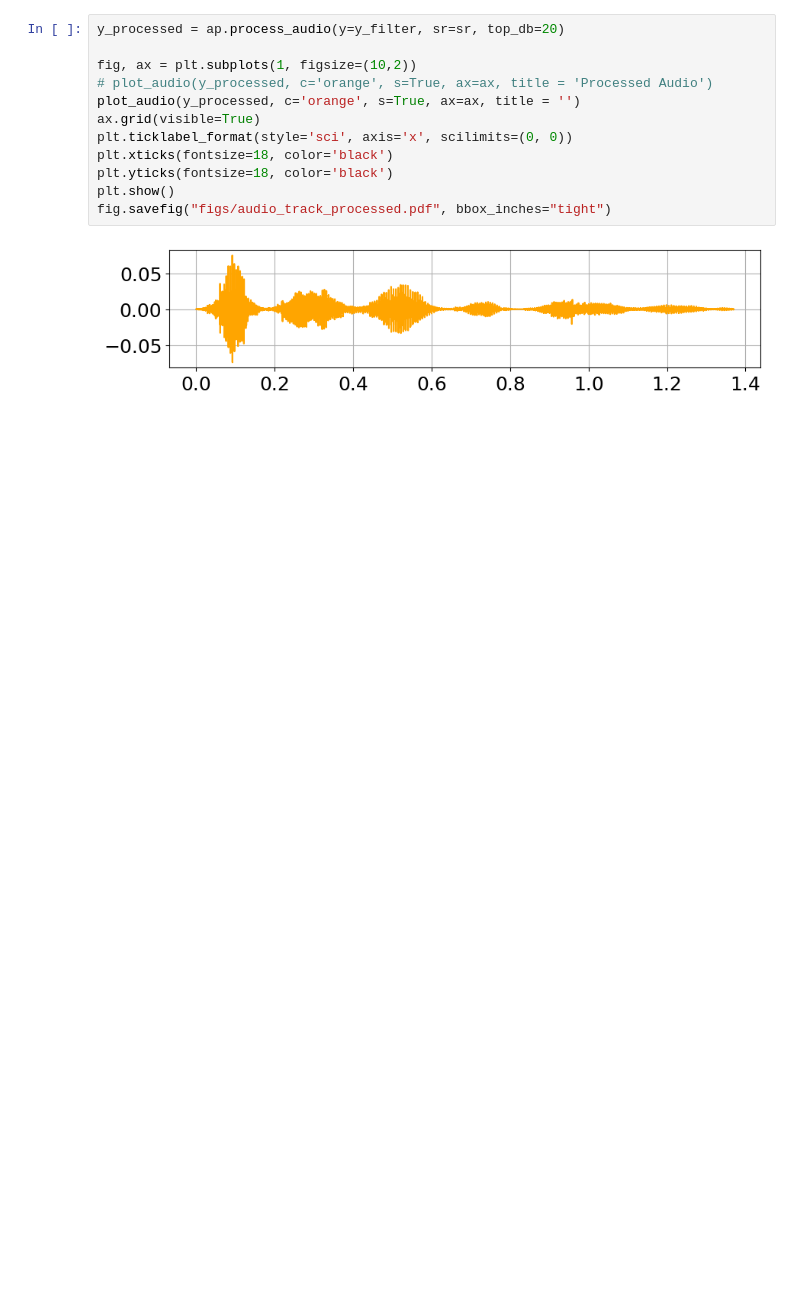
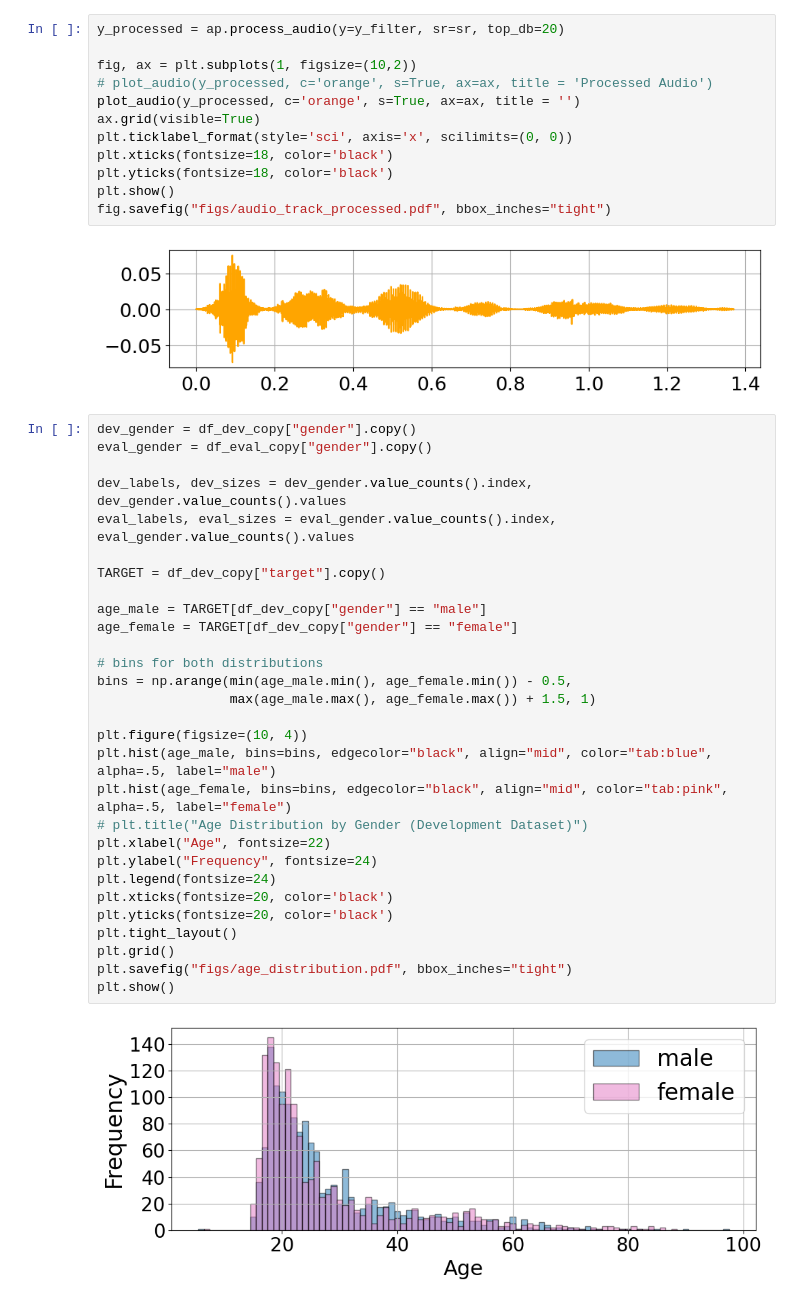
Before and after one commit to AndreaLolli2912/DSL-Age-Regression, a Jupyter notebook: main/report_figures.ipynb, the cells around one changed output. Saved outputs shown, nothing was run; the diff lists cells and outputs as text; blank space fills up the shorter version.

```diff
--- a/main/report_figures.ipynb
+++ b/main/report_figures.ipynb
@@ -87,3 +109,34 @@ plt.show()
 fig.savefig("figs/audio_track_processed.pdf", bbox_inches="tight")
 # %% [output]
 [figure]
+# %%
+dev_gender = df_dev_copy["gender"].copy()
+eval_gender = df_eval_copy["gender"].copy()
+
+dev_labels, dev_sizes = dev_gender.value_counts().index, dev_gender.value_counts().values
+eval_labels, eval_sizes = eval_gender.value_counts().index, eval_gender.value_counts().values
+
+TARGET = df_dev_copy["target"].copy()
+
+age_male = TARGET[df_dev_copy["gender"] == "male"]
+age_female = TARGET[df_dev_copy["gender"] == "female"]
+
+# bins for both distributions
+bins = np.arange(min(age_male.min(), age_female.min()) - 0.5,
+                 max(age_male.max(), age_female.max()) + 1.5, 1)
+
+plt.figure(figsize=(10, 4))
+plt.hist(age_male, bins=bins, edgecolor="black", align="mid", color="tab:blue", alpha=.5, label="male")
+plt.hist(age_female, bins=bins, edgecolor="black", align="mid", color="tab:pink", alpha=.5, label="female")
+# plt.title("Age Distribution by Gender (Development Dataset)")
+plt.xlabel("Age", fontsize=22)
+plt.ylabel("Frequency", fontsize=24)
+plt.legend(fontsize=24)
+plt.xticks(fontsize=20, color='black')
+plt.yticks(fontsize=20, color='black')
+plt.tight_layout()
+plt.grid()
+plt.savefig("figs/age_distribution.pdf", bbox_inches="tight")
+plt.show()
+# %% [output]
+[figure, added]
```
Also changed, not shown: parts of 3 cells of this notebook.
